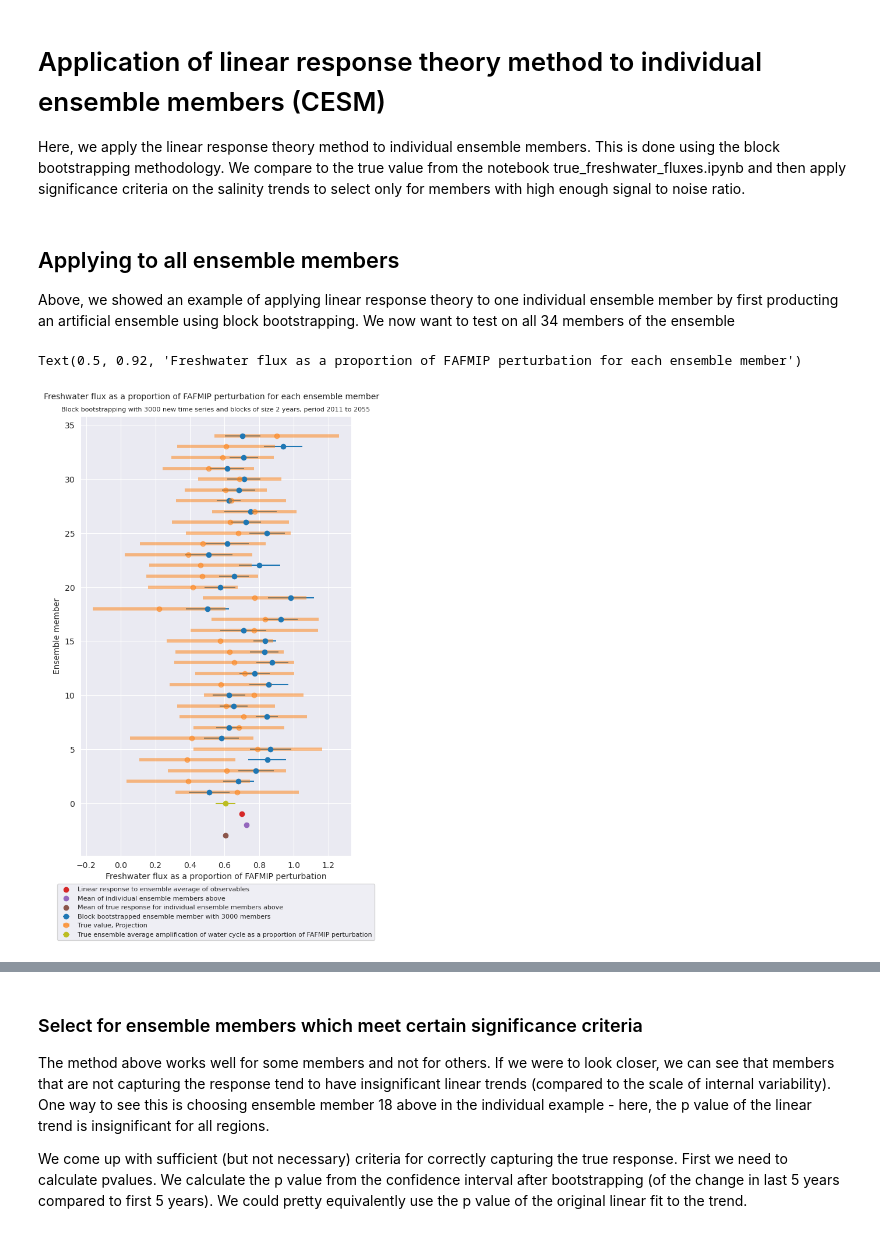
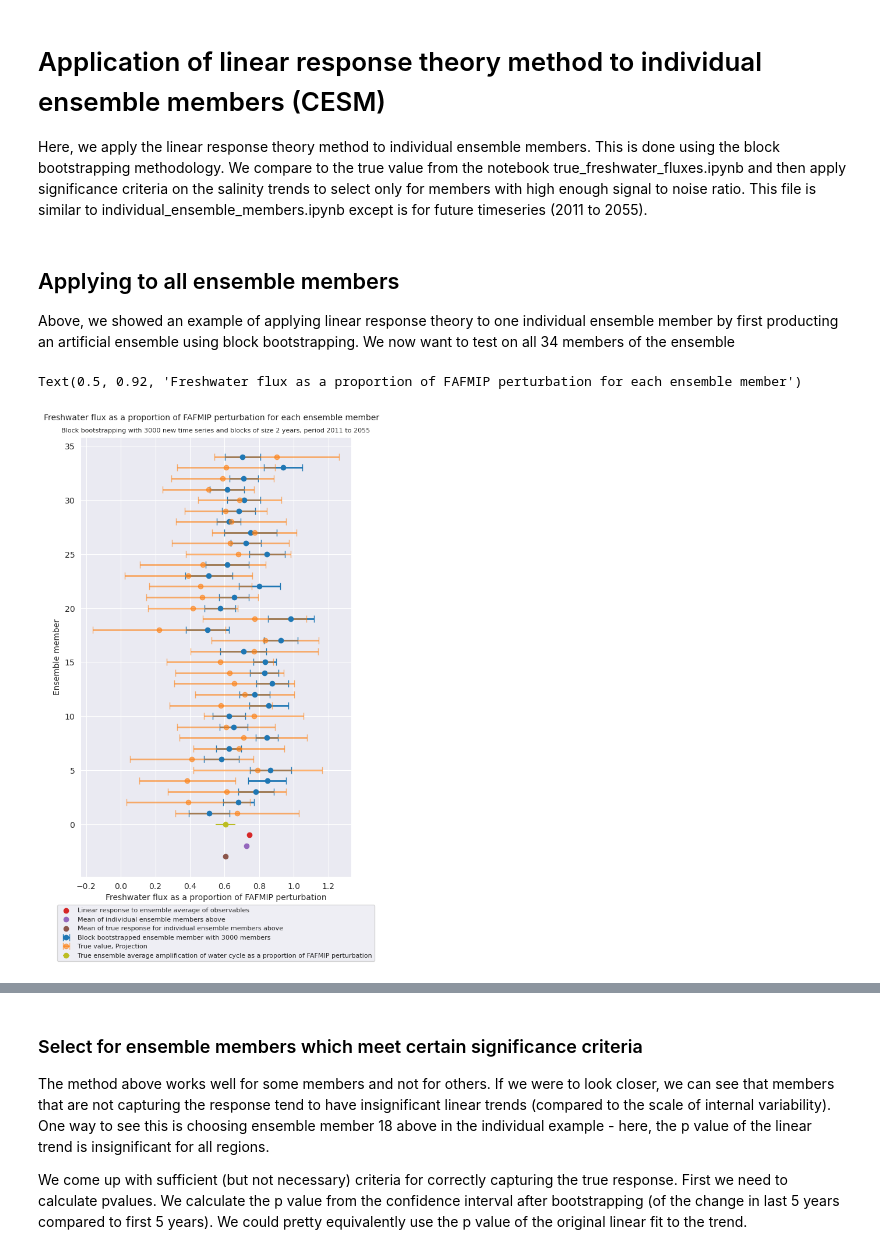
Before and after one commit to aurora-bf/freshwater_flux_linresp, a Jupyter notebook: model_tests/longer_time_series/individual_ensemble_member_CESM_longertimeseries.ipynb, the cells around one changed output, grey strips where cells are left out. Drawn from its saved outputs; the diff is of its cells as text; code cells hidden in the pictures.

Commit message:
clean up future

```diff
--- a/model_tests/longer_time_series/individual_ensemble_member_CESM_longertimeseries.ipynb
+++ b/model_tests/longer_time_series/individual_ensemble_member_CESM_longertimeseries.ipynb
@@ -1,6 +1,6 @@
 # %% [markdown]
 # Application of linear response theory method to individual ensemble members (CESM)
-Here, we apply the linear response theory method to individual ensemble members. This is done using the block bootstrapping methodology. We compare to the true value from the notebook true_freshwater_fluxes.ipynb and then apply significance criteria on the salinity trends to select only for members with high enough signal to noise ratio.
+Here, we apply the linear response theory method to individual ensemble members. This is done using the block bootstrapping methodology. We compare to the true value from the notebook true_freshwater_fluxes.ipynb and then apply significance criteria on the salinity trends to select only for members with high enough signal to noise ratio. This file is similar to individual_ensemble_members.ipynb except is for future timeseries (2011 to 2055).
 # %%
 import scipy.io
 import netCDF4
@@ -86,31 +55,33 @@ with open(cwd+"/pickled_files/freshwater_fluxes_integration_std_boot_2011to2055"
 # %%
+#includes model spread
+
 import seaborn as sns
 import matplotlib as mpl
 sns.set_style(style="darkgrid")
 mpl.rcParams['figure.dpi'] = 100
 
 import matplotlib as mpl
 mpl.rcParams['figure.dpi'] = 100
 fig,ax=plt.subplots(figsize=(6,10))
-plt.errorbar(trend_uncertainty_bootstrap_mean_method1, np.linspace(1,34,34),xerr=trend_uncertainty_bootstrap_std_method1,fmt ='o',
-        color='tab:blue',ms=6, label='Block bootstrapped ensemble member with 3000 members')
-plt.errorbar(mean_boot, np.linspace(1,34,34),xerr=std_boot,fmt ='o', color='tab:orange',alpha=0.5,
-        ms=6, elinewidth=4, label='True value, Projection')
+plt.errorbar(trend_uncertainty_bootstrap_mean, np.linspace(1,34,34),xerr=trend_uncertainty_bootstrap_std,fmt ='o',
+        color='tab:blue',ms=6, capsize=4, elinewidth=2, label='Block bootstrapped ensemble member with 3000 members')
+plt.errorbar(mean_boot, np.linspace(1,34,34),xerr=std_boot,fmt ='o', color='tab:orange',alpha=0.6,
+        ms=6, elinewidth=2, capsize=4, label='True value, Projection')
 
 ax.set_ylabel('Ensemble member')
 ax.set_xlabel('Freshwater flux as a proportion of FAFMIP perturbation')
 ax.errorbar(6.041795029834073e-01,0,xerr=0.056786976649796275, color='tab:olive',fmt ='o',
         ms=6,label='True ensemble average amplification of water cycle as a proportion of FAFMIP perturbation') #this value comes from true_freshwater_fluxes.ipynb
 
-ax.scatter(0.6981292172125115,-1,color='tab:red',label='Linear response to ensemble average of observables') #this value comes from linear_response_CESM_ensemblemean.ipynb
+ax.scatter(0.7424452150036277,-1,color='tab:red',label='Linear response to ensemble average of observables') #this value comes from linear_response_CESM_ensemblemean.ipynb
 
-ax.scatter(np.average(trend_uncertainty_bootstrap_mean_method1,weights=trend_uncertainty_bootstrap_std_method1),-2,color='tab:purple',label='Mean of individual ensemble members above')
+ax.scatter(np.average(trend_uncertainty_bootstrap_mean,weights=trend_uncertainty_bootstrap_std),-2,color='tab:purple',label='Mean of individual ensemble members above')
 ax.scatter(np.average(mean_boot,weights=std_boot),-3,color='tab:brown',label='Mean of true response for individual ensemble members above')
 
 ax.legend(loc='lower center',bbox_to_anchor=(0.5,-0.2),fontsize=8)
 plt.title('Block bootstrapping with 3000 new time series and blocks of size 2 years, period 2011 to 2055',fontsize=8)
 plt.suptitle('Freshwater flux as a proportion of FAFMIP perturbation for each ensemble member',fontsize=10, y=0.92)
-#mpl.pyplot.savefig('future_indiv_ensemble.png', dpi=500,bbox_inches='tight')
+#mpl.pyplot.savefig('future_indiv_ensemble_newstyle_final.png', dpi=300,bbox_inches='tight')
 # %% [output]
 Text(0.5, 0.92, 'Freshwater flux as a proportion of FAFMIP perturbation for each ensemble member')
-[figure, old version]
+[figure, new version]
```
Also changed, not shown: parts of 9 cells of this notebook, 6 other files.
